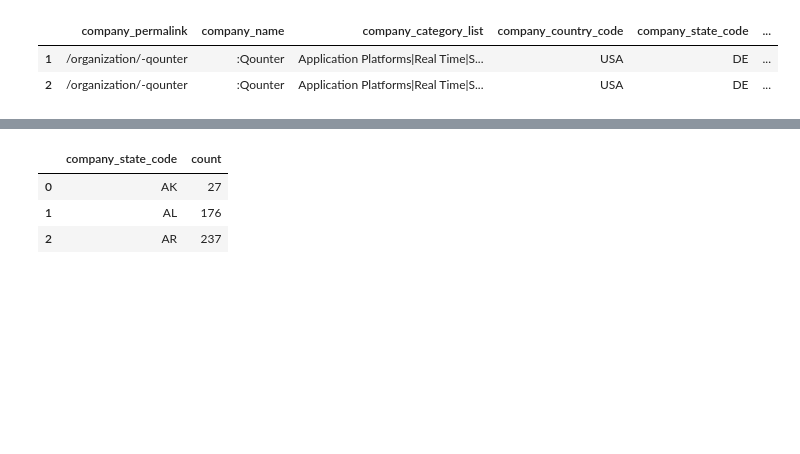
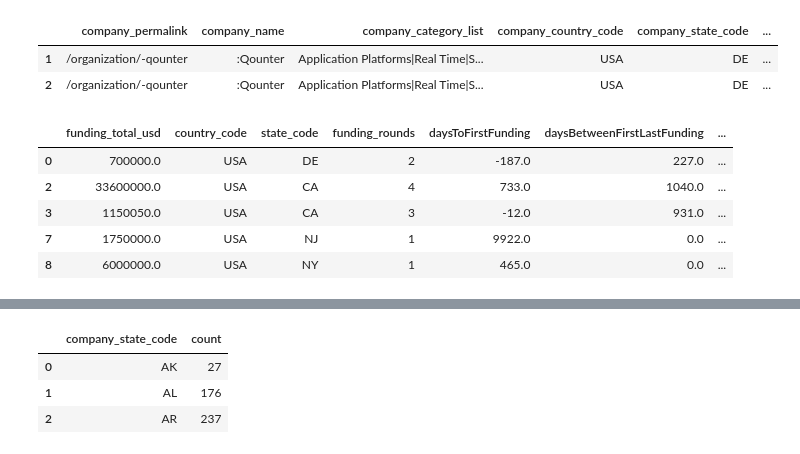
Before and after one commit to McnultyOne/octo-parakeet, a Jupyter notebook: mappingUSstates/MappingCities.ipynb, the cells around one changed output, grey strips where cells are left out. Drawn from its saved outputs; the diff is of its cells as text; code cells hidden in the pictures; blank space fills up the shorter version.

```diff
--- a/mappingUSstates/MappingCities.ipynb
+++ b/mappingUSstates/MappingCities.ipynb
@@ -6,6 +6,8 @@ import matplotlib.pyplot as plt
 from patsy import dmatrices
 from sklearn.cross_validation import train_test_split
 %matplotlib inline
+# %%
+reg_df = pd.read_pickle("reg_df.pkl")
 # %%
 #crunchinvestments = pd.read_csv('D:/Dropbox/Prog/Py16/AAMTS/octo-parakeet/Crunchbase/investments.csv')
 #crunchcompanies = pd.read_csv('D:/Dropbox/Prog/Py16/AAMTS/octo-parakeet/Crunchbase/companies.csv')
@@ -62,3 +64,12 @@ usrounds.head(2)
 |  | company_permalink | company_name | company_category_list | company_country_code | company_state_code | ... |
 | 1 | /organization/-qounter | :Qounter | Application Platforms|Real Time|S... | USA | DE | ... |
 | 2 | /organization/-qounter | :Qounter | Application Platforms|Real Time|S... | USA | DE | ... |
+# %%
+reg_df.head()
+# %% [output]
+|  | funding_total_usd | country_code | state_code | funding_rounds | daysToFirstFunding | daysBetweenFirstLastFunding | ... |
+| 0 | 700000.0 | USA | DE | 2 | -187.0 | 227.0 | ... |
+| 2 | 33600000.0 | USA | CA | 4 | 733.0 | 1040.0 | ... |
+| 3 | 1150050.0 | USA | CA | 3 | -12.0 | 931.0 | ... |
+| 7 | 1750000.0 | USA | NJ | 1 | 9922.0 | 0.0 | ... |
+| 8 | 6000000.0 | USA | NY | 1 | 465.0 | 0.0 | ... |
```
Also changed, not shown: parts of 16 cells of this notebook, 13 other files.
